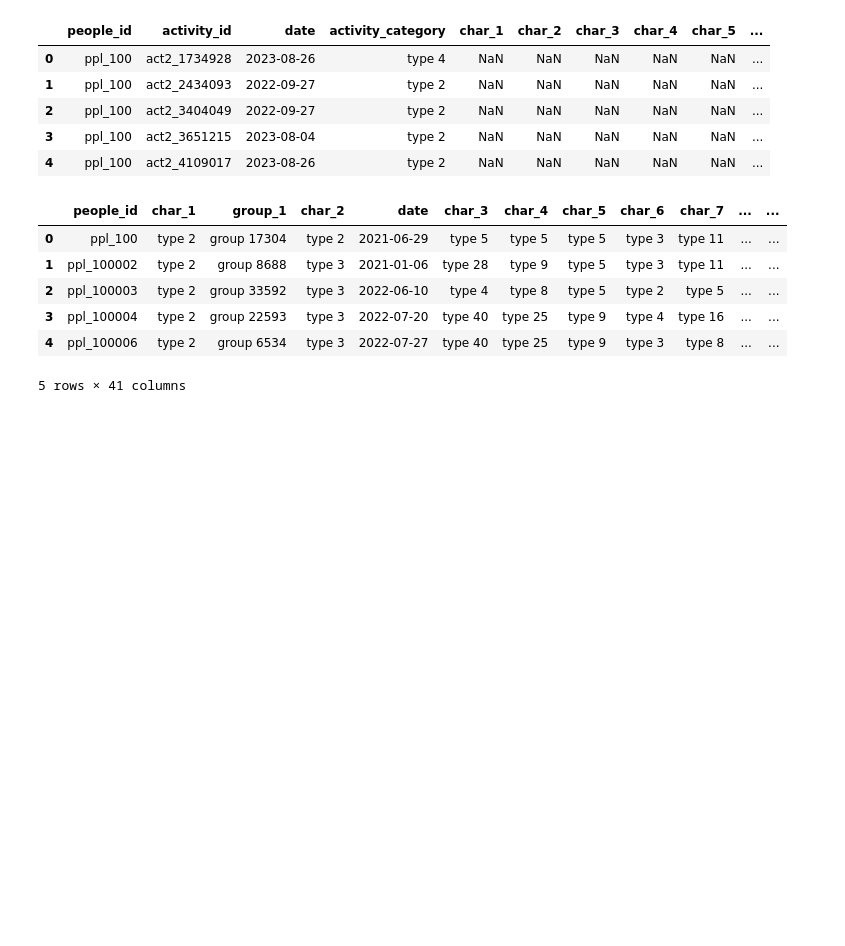
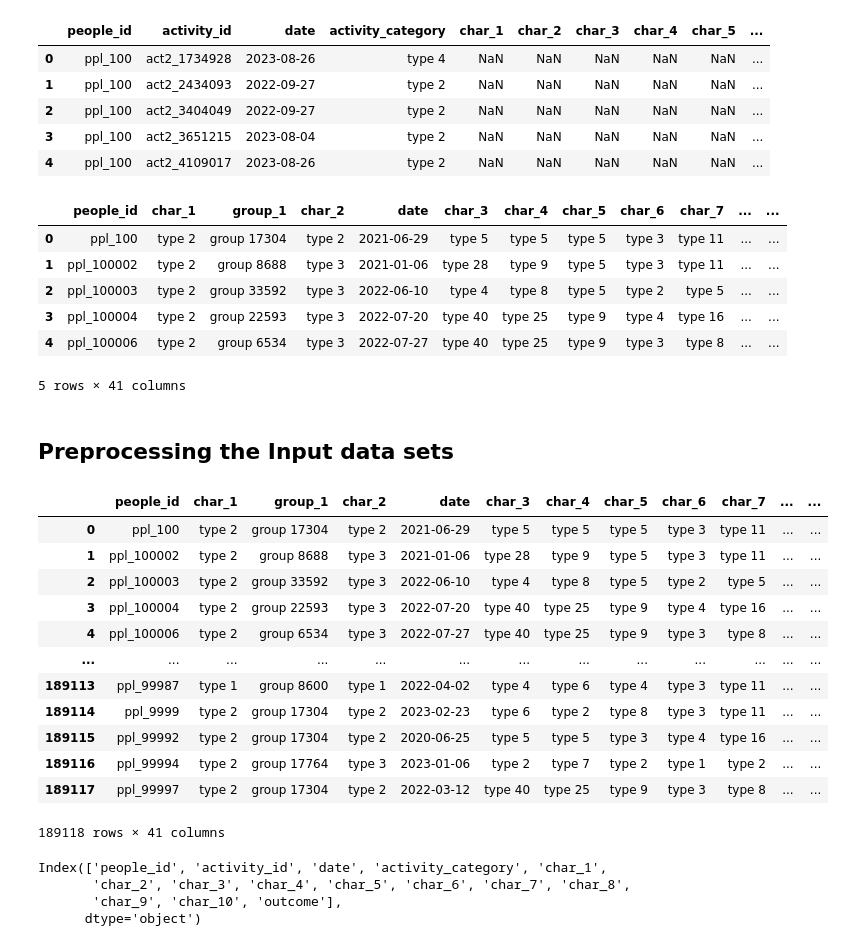
Before and after one commit to HeyIts-RJ/predicting-red-hat-business-value, a Jupyter notebook: final-project.ipynb, the cells around one changed output. Drawn from its saved outputs; the diff is of its cells as text; code cells hidden in the pictures; blank space fills up the shorter version.

```diff
--- a/final-project.ipynb
+++ b/final-project.ipynb
@@ -32,3 +32,10 @@ people_df.head()
 | 3 | ppl_100004 | type 2 | group 22593 | type 3 | 2022-07-20 | type 40 | type 25 | type 9 | type 4 | type 16 | ... | ... |
 | 4 | ppl_100006 | type 2 | group 6534 | type 3 | 2022-07-27 | type 40 | type 25 | type 9 | type 3 | type 8 | ... | ... |
 5 rows × 41 columns
+# %% [markdown]
+## Preprocessing the Input data sets
+# %%
+# since the data columns are similar in
+people_df['date'] = pd.to_datetime(people_df['date'])
+train_df['date'] = pd.to_datetime(train_df['date'])
+test_df['date'] = pd.to_datetime(test_df['date'])
@@ -34,0 +51,23 @@ people_df.head()
+# %%
+people_df
+# %% [output]
+|  | people_id | char_1 | group_1 | char_2 | date | char_3 | char_4 | char_5 | char_6 | char_7 | ... | ... |
+| 0 | ppl_100 | type 2 | group 17304 | type 2 | 2021-06-29 | type 5 | type 5 | type 5 | type 3 | type 11 | ... | ... |
+| 1 | ppl_100002 | type 2 | group 8688 | type 3 | 2021-01-06 | type 28 | type 9 | type 5 | type 3 | type 11 | ... | ... |
+| 2 | ppl_100003 | type 2 | group 33592 | type 3 | 2022-06-10 | type 4 | type 8 | type 5 | type 2 | type 5 | ... | ... |
+| 3 | ppl_100004 | type 2 | group 22593 | type 3 | 2022-07-20 | type 40 | type 25 | type 9 | type 4 | type 16 | ... | ... |
+| 4 | ppl_100006 | type 2 | group 6534 | type 3 | 2022-07-27 | type 40 | type 25 | type 9 | type 3 | type 8 | ... | ... |
+| ... | ... | ... | ... | ... | ... | ... | ... | ... | ... | ... | ... | ... |
+| 189113 | ppl_99987 | type 1 | group 8600 | type 1 | 2022-04-02 | type 4 | type 6 | type 4 | type 3 | type 11 | ... | ... |
+| 189114 | ppl_9999 | type 2 | group 17304 | type 2 | 2023-02-23 | type 6 | type 2 | type 8 | type 3 | type 11 | ... | ... |
+| 189115 | ppl_99992 | type 2 | group 17304 | type 2 | 2020-06-25 | type 5 | type 5 | type 3 | type 4 | type 16 | ... | ... |
+| 189116 | ppl_99994 | type 2 | group 17764 | type 3 | 2023-01-06 | type 2 | type 7 | type 2 | type 1 | type 2 | ... | ... |
+| 189117 | ppl_99997 | type 2 | group 17304 | type 2 | 2022-03-12 | type 40 | type 25 | type 9 | type 3 | type 8 | ... | ... |
+189118 rows × 41 columns
+# %%
+train_df.columns
+# %% [output]
+Index(['people_id', 'activity_id', 'date', 'activity_category', 'char_1',
+       'char_2', 'char_3', 'char_4', 'char_5', 'char_6', 'char_7', 'char_8',
+       'char_9', 'char_10', 'outcome'],
+      dtype='object')
```
Also changed, not shown: parts of 13 cells of this notebook.
